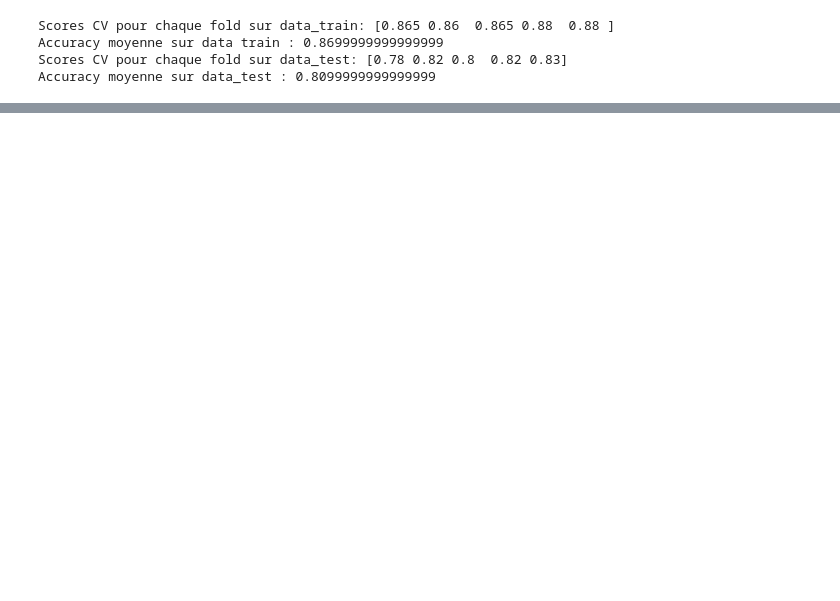
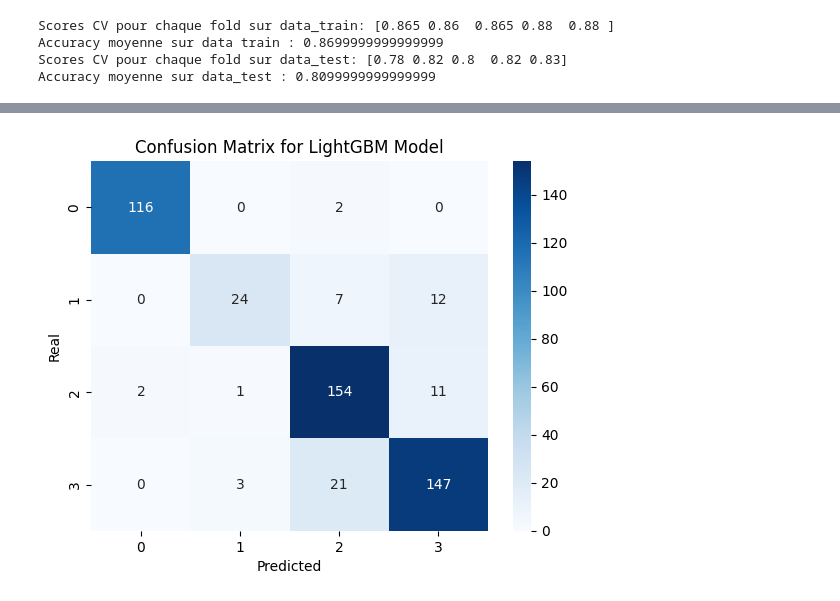
Before and after one commit to DataCampDS/scmark-classification-team_avengers, a Jupyter notebook: Fatima-Zahra/AKLILA_Model.ipynb, the cells around one changed output, grey strips where cells are left out. Cells and saved outputs as stored; diff of their text form; code cells hidden in the pictures; blank space fills up the shorter version.

Commit message:
update : testing LGBM model

```diff
--- a/Fatima-Zahra/AKLILA_Model.ipynb
+++ b/Fatima-Zahra/AKLILA_Model.ipynb
@@ -281,6 +279,23 @@ stack_pipeline = StackingClassifier(
     passthrough=True,
     cv=5
 )
+
+from lightgbm import LGBMClassifier
+
+pipe_LGBM = Pipeline([
+    ("LGBM", LGBMClassifier(
+    n_estimators=500,
+    learning_rate=0.05,
+    max_depth=-1,
+    num_leaves=31,
+    subsample=0.8,
+    colsample_bytree=0.8,
+    class_weight='balanced',
+    objective='multiclass',
+    random_state=42,
+    n_jobs=-1
+))
+])
 # %%
 from sklearn.metrics import balanced_accuracy_score
 from problem import BalancedAccuracy
@@ -478,0 +485,10 @@ NameError: name 'x_train' is not defined
+# %%
+lgbm = pipe_LGBM.fit(x_train_normalized, y_train)
+y_pred_train = lgbm.predict(x_train_normalized)
+acc_train = balanced_accuracy_score(y_train, y_pred_train)
+print("Accuracy score for train dataset :", acc_train)
+
+
+y_pred_test = lgbm.predict(x_test_normalized)
+acc_test = balanced_accuracy_score(y_test, y_pred_test)
+print("Accuracy score for test dataset :", acc_test)
@@ -478,0 +513,10 @@ NameError: name 'x_train' is not defined
+# %%
+cm = confusion_matrix(y_test, y_pred_test)
+
+sns.heatmap(cm, annot=True, fmt='d', cmap='Blues')
+plt.xlabel('Predicted')
+plt.ylabel('Real')
+plt.title('Confusion Matrix for LightGBM Model')
+plt.show()
+# %% [output]
+[figure, added]
```
Also changed, not shown: parts of 10 cells of this notebook, 3 other files.
